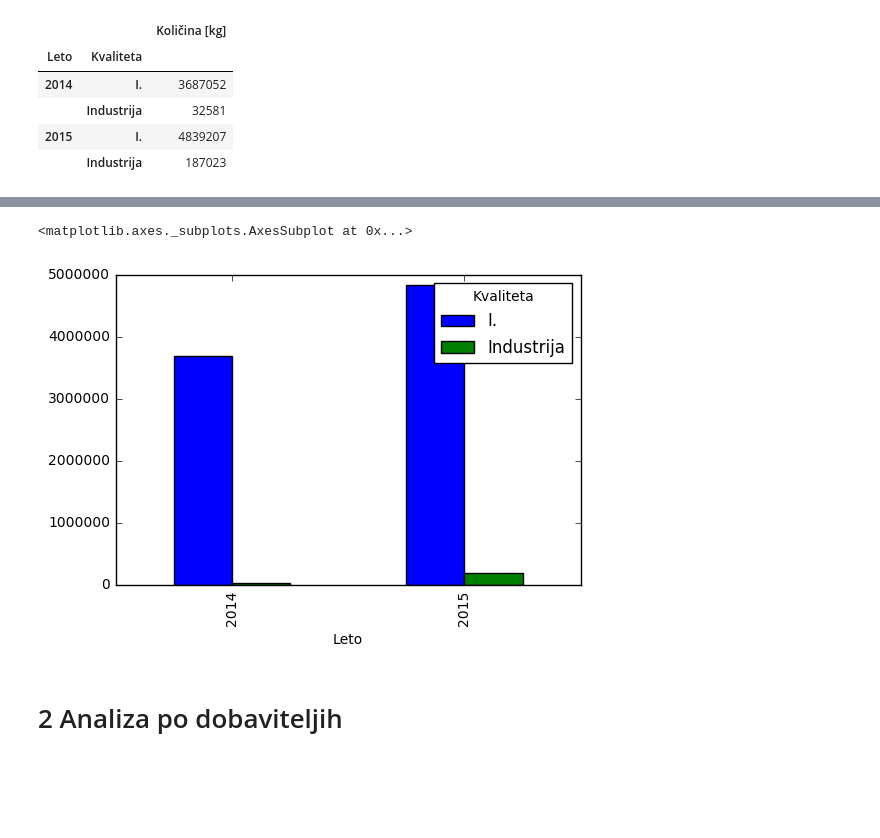
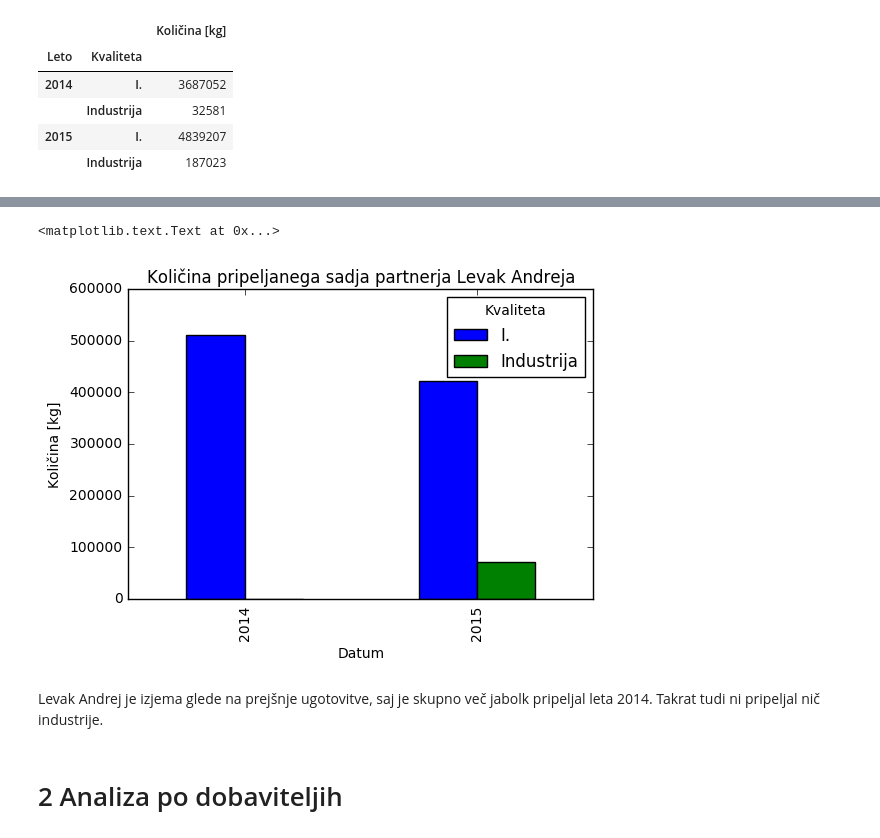
Before and after one commit to adrstvensek/Kvaliteta-prejetega-sadja, a Jupyter notebook: Projekt.ipynb, the cells around one changed output, grey strips where cells are left out. Cells and saved outputs as stored; diff of their text form; code cells hidden in the pictures; blank space fills up the shorter version.

```diff
--- a/Projekt.ipynb
+++ b/Projekt.ipynb
@@ -62,3 +59,0 @@ Na splošno je v hladilnico pripeljanih veliko več jabolk 1. kvalitete kot pa i
-# %%
-kvaliteta['Datum'] = pd.to_datetime(kvaliteta['Datum'])
-kvaliteta_2014 = kvaliteta[kvaliteta['Datum'].dt.year == 2014]
@@ -77,0 +104,3 @@ količina_po_kvaliteti
+# %%
+levak_andrej = kvaliteta[kvaliteta['Dobavitelj'] == 'Levak Andrej'].groupby([kvaliteta['Datum'].dt.year, kvaliteta['Kvaliteta']]).sum()
+levak_andrej
@@ -78,8 +113,11 @@ količina_po_kvaliteti
 # %%
-količina_po_kvaliteti.unstack().plot(kind='bar', y='Količina [kg]')
+levak_andrej.unstack().plot(kind='bar', y='Količina [kg]', title="Količina pripeljanega sadja partnerja Levak Andreja")\
+    .set_ylabel("Količina [kg]")
 # %% [output]
-<matplotlib.axes._subplots.AxesSubplot at 0x...>
+<matplotlib.text.Text at 0x...>
-[figure, old version]
+[figure, new version]
+# %% [markdown]
+Levak Andrej je izjema glede na prejšnje ugotovitve, saj je skupno več jabolk pripeljal leta 2014. Takrat tudi ni pripeljal nič industrije.
 # %% [markdown]
 # 2 Analiza po dobaviteljih
 # %%
```
Also changed, not shown: parts of 29 cells of this notebook.
